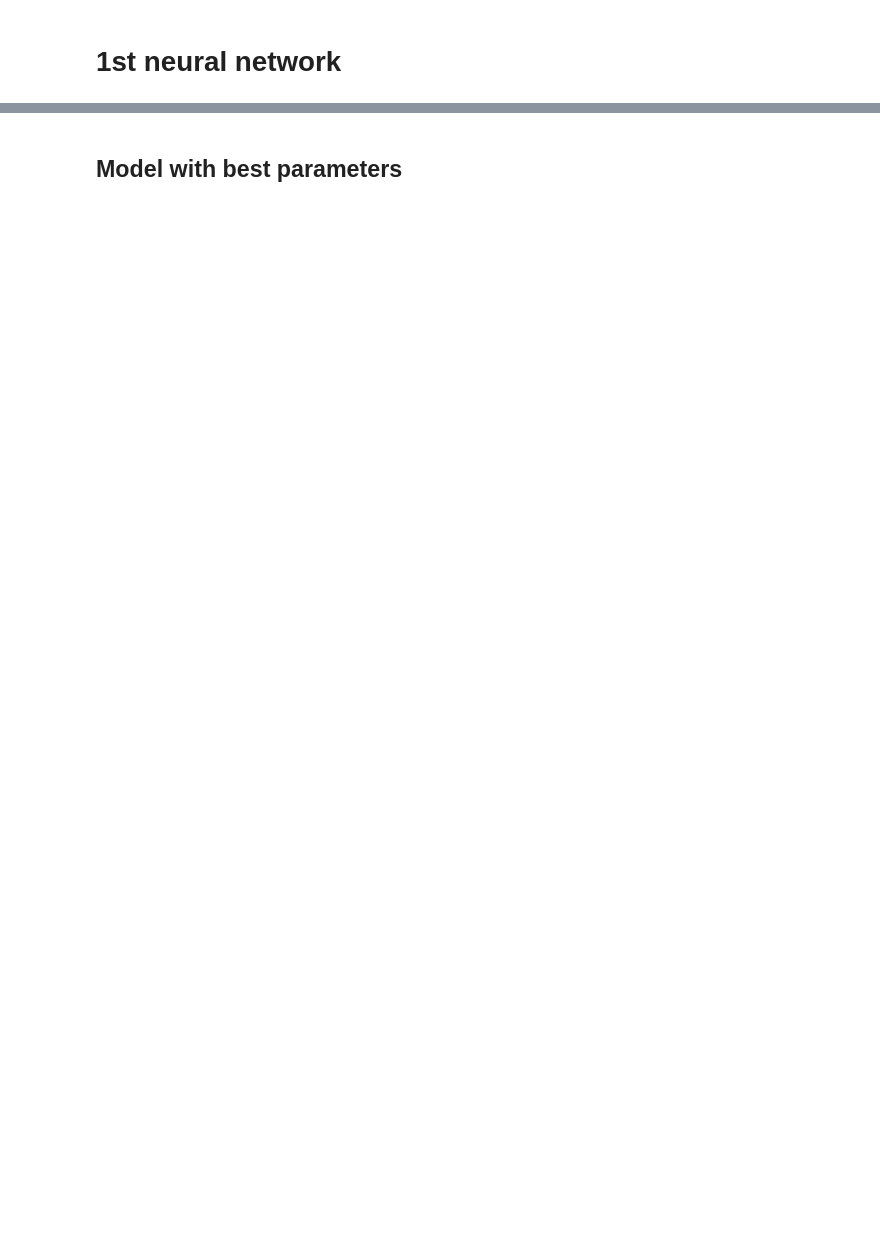
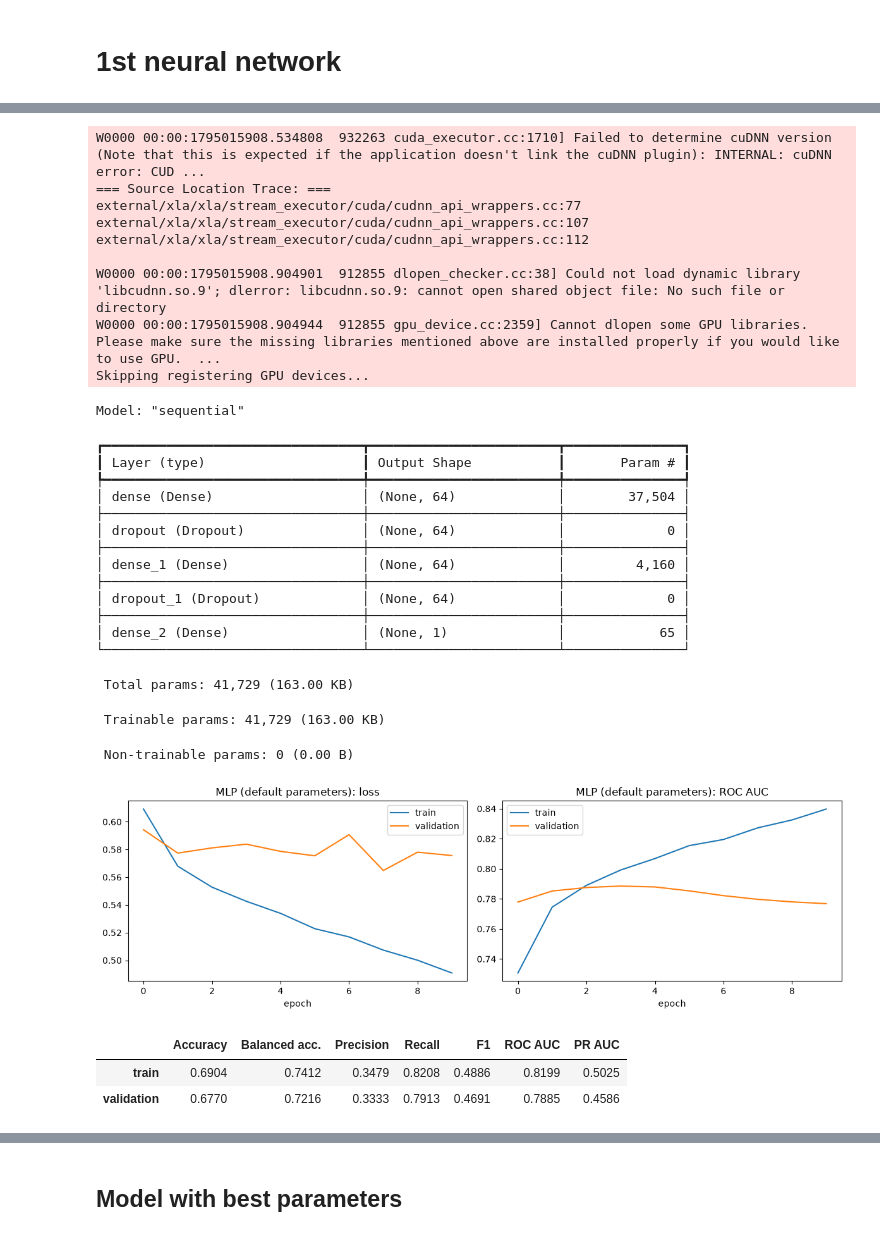
Before and after one commit to AxOxS/enrolmentPrediction, a Jupyter notebook: Individual_project.ipynb, the cells around one changed output, grey strips where cells are left out. Saved outputs shown, nothing was run; the diff lists cells and outputs as text; code cells hidden in the pictures; blank space fills up the shorter version.

```diff
--- a/Individual_project.ipynb
+++ b/Individual_project.ipynb
@@ -734,0 +1036,42 @@ print("Dense part:", Xd_tr.shape[1], "| embedding vocabularies:", emb_cardinalit
+# %%
+MLP_DEFAULT = dict(n_layers=2, units=64, activation="relu", dropout=0.2, optimizer="adam",
+                   learning_rate=1e-3, batch_size=256)
+
+cfg = dict(MLP_DEFAULT)
+bs = cfg.pop("batch_size")
+mlp_default = build_mlp(**cfg)
+mlp_default.summary()
+hist = fit_nn(mlp_default, Xo_tr, y_tr, Xo_va, y_va, batch_size=bs)
+plot_history(hist, "MLP (default parameters)")
+score_table({"train": (y_tr, predict(mlp_default, Xo_tr)), "validation": (y_va, predict(mlp_default, Xo_va))})
+# %% [output]
+W0000 00:00:1795015908.534808  932263 cuda_executor.cc:1710] Failed to determine cuDNN version (Note that this is expected if the application doesn't link the cuDNN plugin): INTERNAL: cuDNN error: CUD ...
+=== Source Location Trace: ===
+external/xla/xla/stream_executor/cuda/cudnn_api_wrappers.cc:77
+external/xla/xla/stream_executor/cuda/cudnn_api_wrappers.cc:107
+external/xla/xla/stream_executor/cuda/cudnn_api_wrappers.cc:112
+
+W0000 00:00:1795015908.904901  912855 dlopen_checker.cc:38] Could not load dynamic library 'libcudnn.so.9'; dlerror: libcudnn.so.9: cannot open shared object file: No such file or directory
+W0000 00:00:1795015908.904944  912855 gpu_device.cc:2359] Cannot dlopen some GPU libraries. Please make sure the missing libraries mentioned above are installed properly if you would like to use GPU.  ...
+Skipping registering GPU devices...
+Model: "sequential"
+┏━━━━━━━━━━━━━━━━━━━━━━━━━━━━━━━━━┳━━━━━━━━━━━━━━━━━━━━━━━━┳━━━━━━━━━━━━━━━┓
+┃ Layer (type)                    ┃ Output Shape           ┃       Param # ┃
+┡━━━━━━━━━━━━━━━━━━━━━━━━━━━━━━━━━╇━━━━━━━━━━━━━━━━━━━━━━━━╇━━━━━━━━━━━━━━━┩
+│ dense (Dense)                   │ (None, 64)             │        37,504 │
+├─────────────────────────────────┼────────────────────────┼───────────────┤
+│ dropout (Dropout)               │ (None, 64)             │             0 │
+├─────────────────────────────────┼────────────────────────┼───────────────┤
+│ dense_1 (Dense)                 │ (None, 64)             │         4,160 │
+├─────────────────────────────────┼────────────────────────┼───────────────┤
+│ dropout_1 (Dropout)             │ (None, 64)             │             0 │
+├─────────────────────────────────┼────────────────────────┼───────────────┤
+│ dense_2 (Dense)                 │ (None, 1)              │            65 │
+└─────────────────────────────────┴────────────────────────┴───────────────┘
+ Total params: 41,729 (163.00 KB)
+ Trainable params: 41,729 (163.00 KB)
+ Non-trainable params: 0 (0.00 B)
+[figure, added]
+|  | Accuracy | Balanced acc. | Precision | Recall | F1 | ROC AUC | PR AUC |
+| train | 0.6904 | 0.7412 | 0.3479 | 0.8208 | 0.4886 | 0.8199 | 0.5025 |
+| validation | 0.6770 | 0.7216 | 0.3333 | 0.7913 | 0.4691 | 0.7885 | 0.4586 |
```
Also changed, not shown: parts of 39 cells of this notebook, 2 other files.
